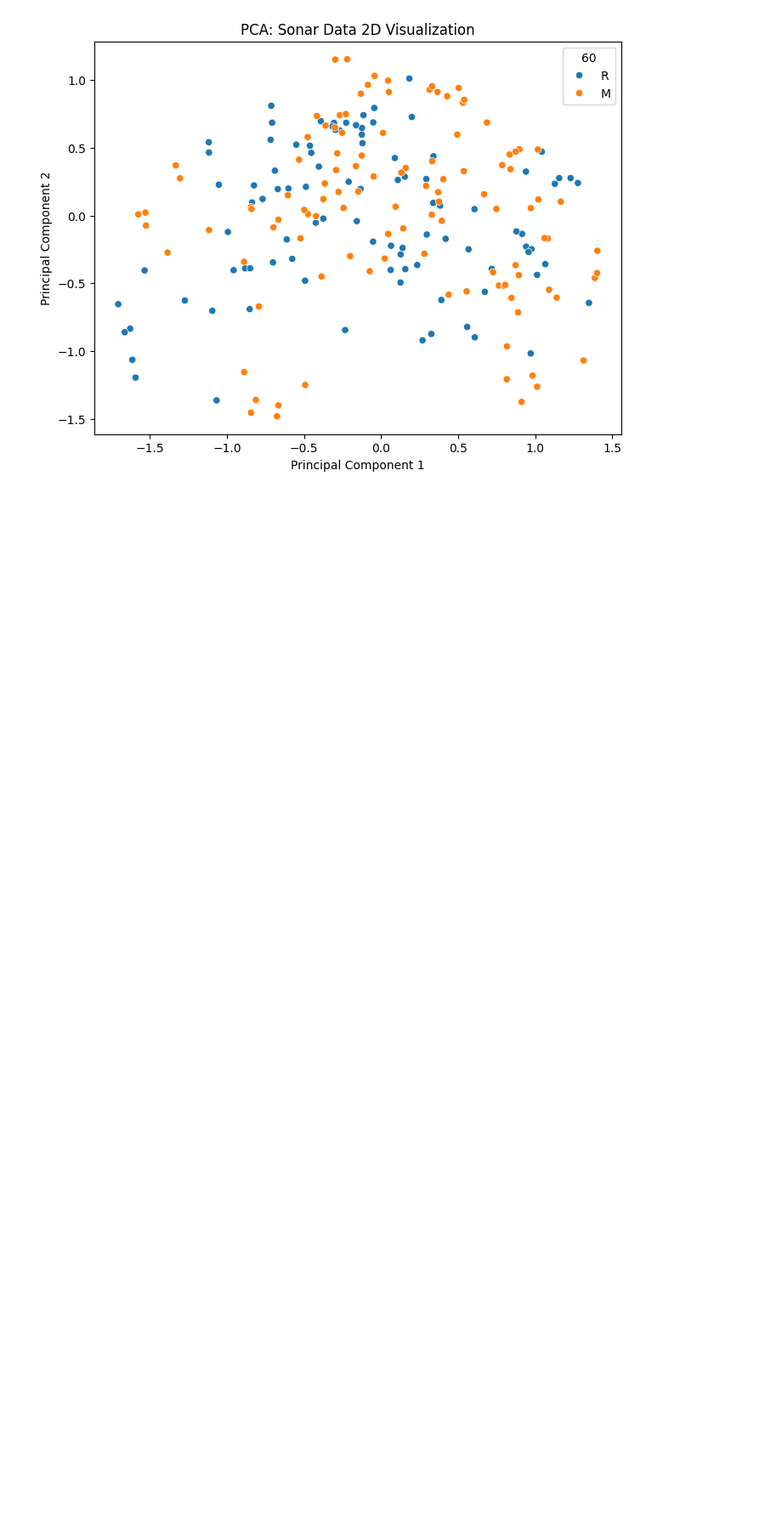
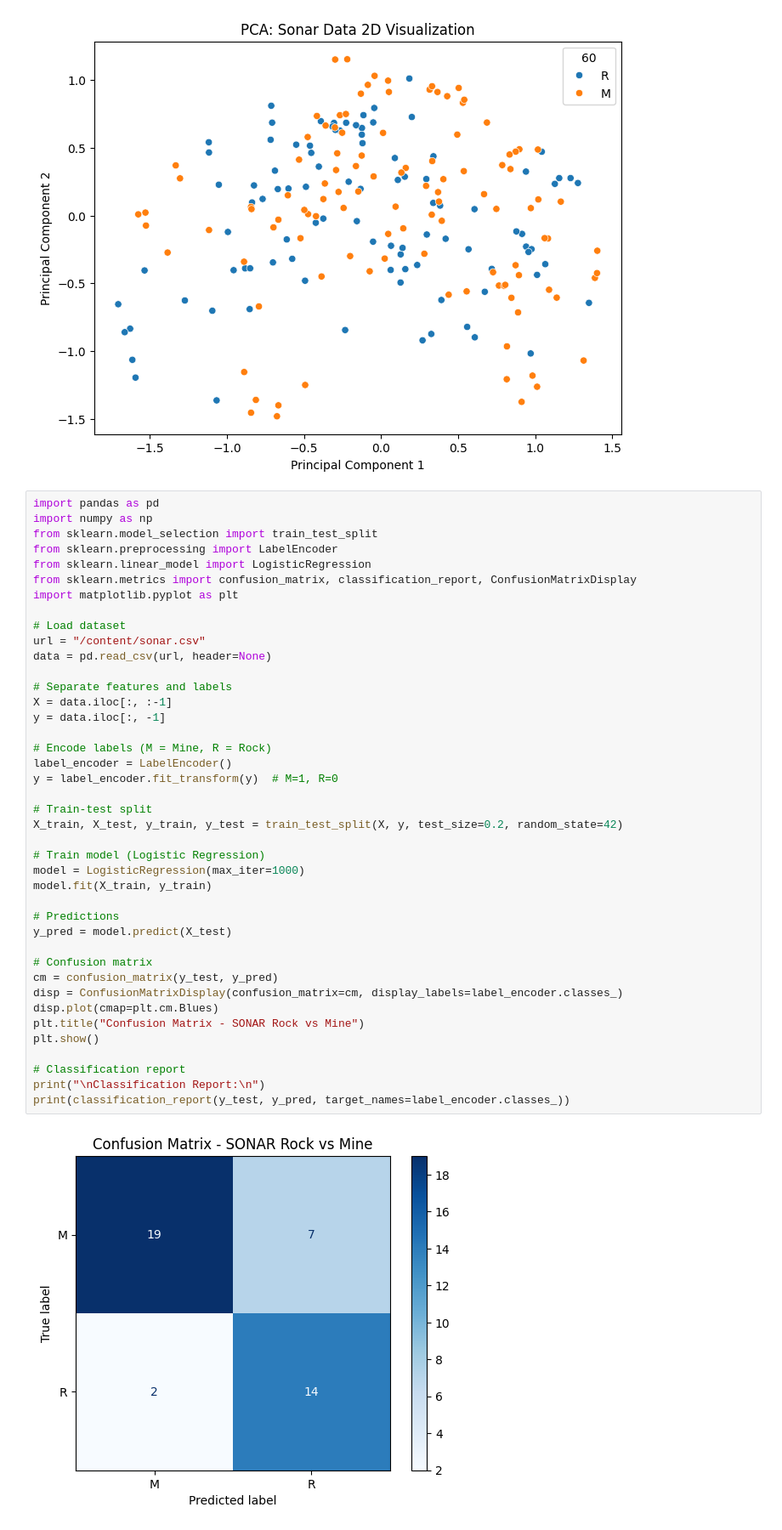
Before and after one commit to chettuprasanna/Sonar-Rock-vs-Mine-Prediction-Python-Machine-Learning-Project, a Jupyter notebook: Rcock_Mine_project.ipynb, the cells around one changed output. Shown at 85% size. Saved outputs shown, nothing was run; the diff lists cells and outputs as text; blank space fills up the shorter version.

```diff
--- a/Rcock_Mine_project.ipynb
+++ b/Rcock_Mine_project.ipynb
@@ -237,3 +259,46 @@ plt.ylabel("Principal Component 2")
 plt.show()
 # %% [output]
 [figure]
+# %%
+import pandas as pd
+import numpy as np
+from sklearn.model_selection import train_test_split
+from sklearn.preprocessing import LabelEncoder
+from sklearn.linear_model import LogisticRegression
+from sklearn.metrics import confusion_matrix, classification_report, ConfusionMatrixDisplay
+import matplotlib.pyplot as plt
+
+# Load dataset
+url = "/content/sonar.csv"
+data = pd.read_csv(url, header=None)
+
+# Separate features and labels
+X = data.iloc[:, :-1]
+y = data.iloc[:, -1]
+
+# Encode labels (M = Mine, R = Rock)
+label_encoder = LabelEncoder()
+y = label_encoder.fit_transform(y)  # M=1, R=0
+
+# Train-test split
+X_train, X_test, y_train, y_test = train_test_split(X, y, test_size=0.2, random_state=42)
+
+# Train model (Logistic Regression)
+model = LogisticRegression(max_iter=1000)
+model.fit(X_train, y_train)
+
+# Predictions
+y_pred = model.predict(X_test)
+
+# Confusion matrix
+cm = confusion_matrix(y_test, y_pred)
+disp = ConfusionMatrixDisplay(confusion_matrix=cm, display_labels=label_encoder.classes_)
+disp.plot(cmap=plt.cm.Blues)
+plt.title("Confusion Matrix - SONAR Rock vs Mine")
+plt.show()
+
+# Classification report
+print("\nClassification Report:\n")
+print(classification_report(y_test, y_pred, target_names=label_encoder.classes_))
+# %% [output]
+[figure, added]
```
Also changed, not shown: parts of 27 cells of this notebook.
